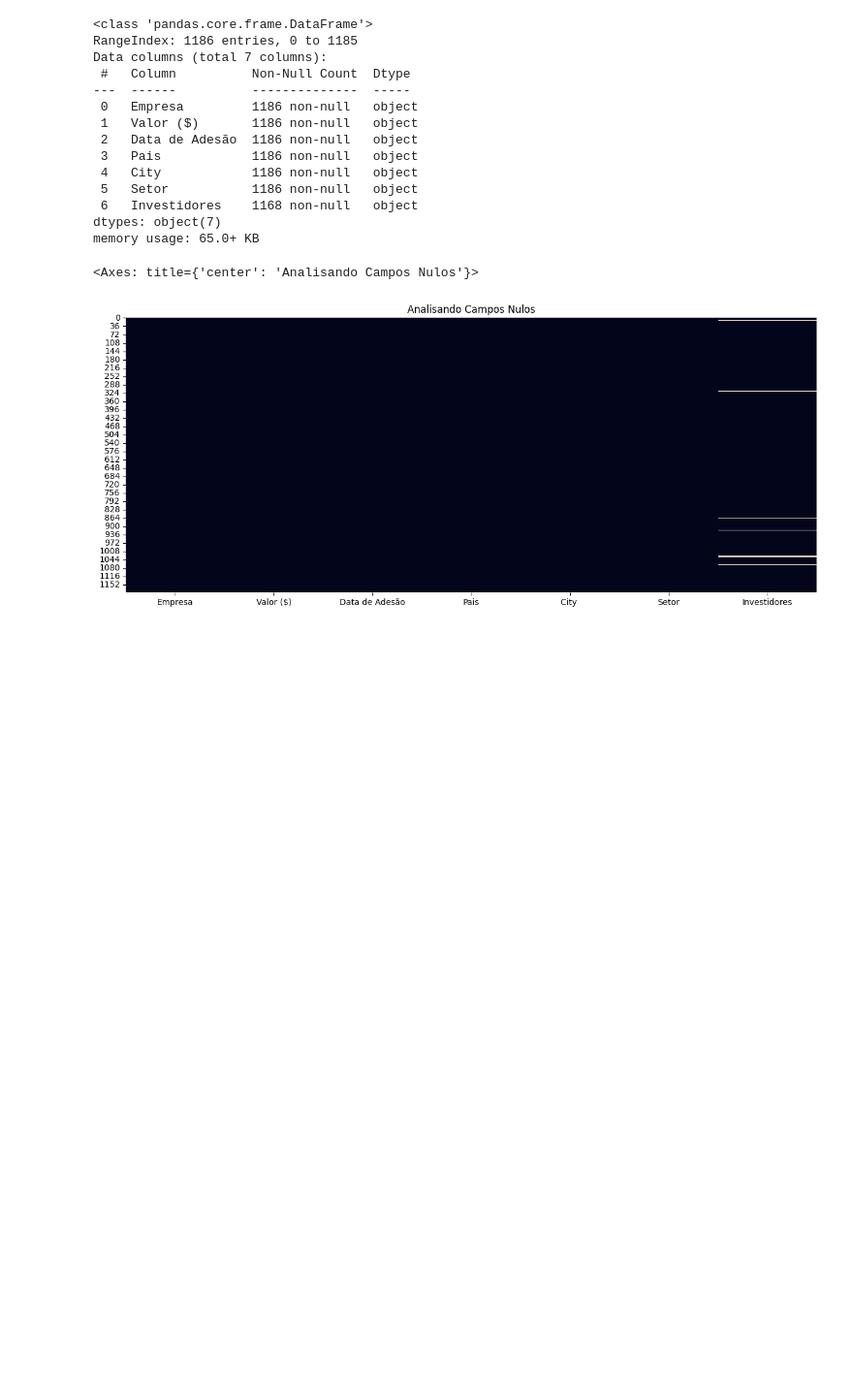
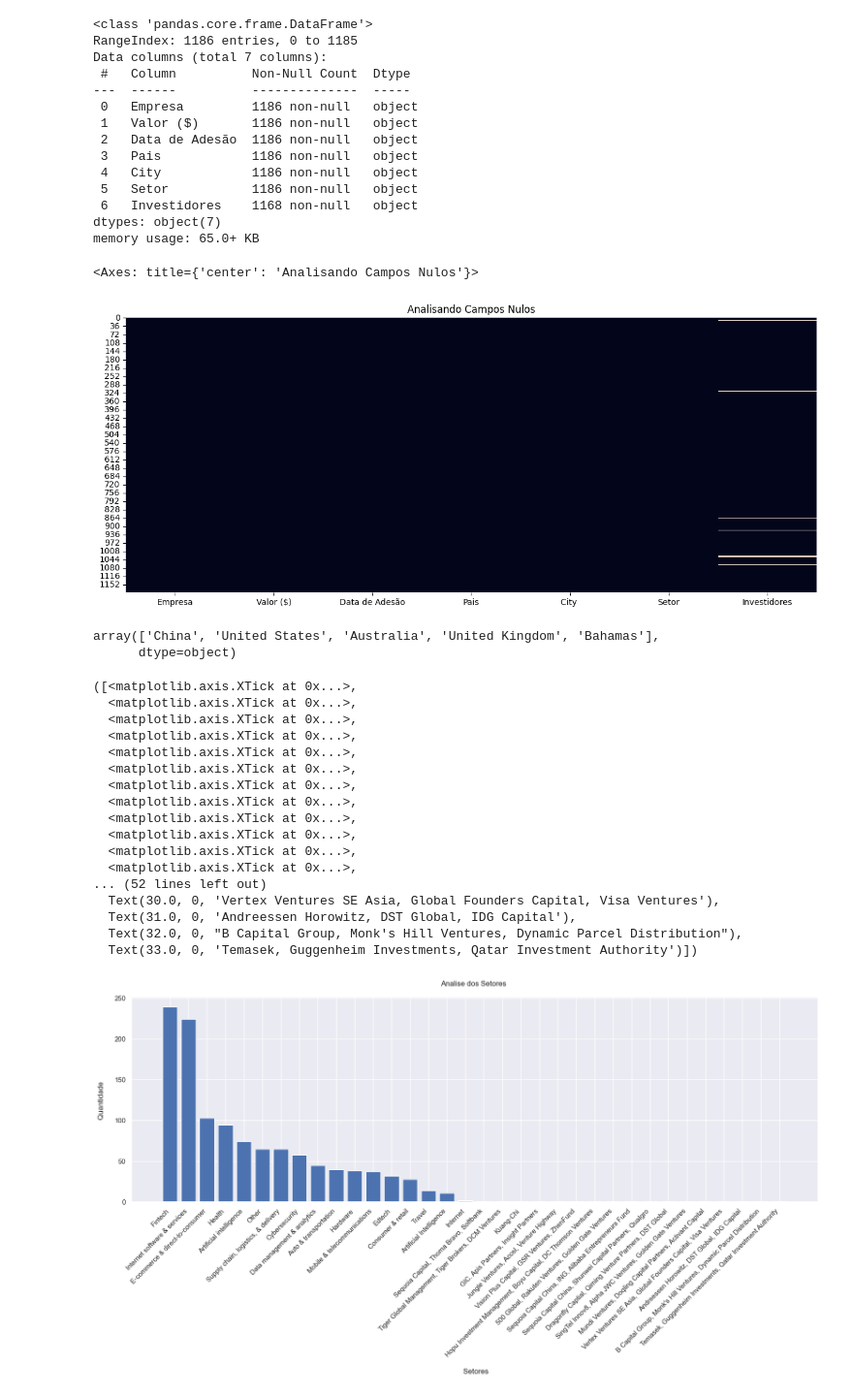
Before and after one commit to MVianah/UnicornProject, a Jupyter notebook: UnicornStartups.ipynb, the cells around one changed output. Shown at 97% size. Cells and saved outputs as stored; diff of their text form; code cells hidden in the pictures; blank space fills up the shorter version.

Commit message:
Feat: Análise de setores

```diff
--- a/UnicornStartups.ipynb
+++ b/UnicornStartups.ipynb
@@ -58,0 +65,43 @@ sns.heatmap(DataBase.isnull(), cbar=False)
+# %%
+DataBase['Pais'].unique()[0:5]
+# %% [output]
+array(['China', 'United States', 'Australia', 'United Kingdom', 'Bahamas'],
+      dtype=object)
+# %%
+#Quantidade de registros com os valores unicos por campo.
+
+xValue = DataBase['Setor'].value_counts()
+yValue = DataBase['Setor'].value_counts().index
+
+#Alterando Tema do grafico
+sns.set_theme(style='darkgrid')
+
+#Editando o Graficp
+plt.figure(figsize=(20,6))
+plt.title('Analise dos Setores \n')
+plt.xlabel('\n Setores')
+plt.ylabel('Quantidade \n')
+
+#Inserindo valores no gráfico
+plt.bar(yValue,xValue)
+
+plt.xticks(yValue, rotation=45, ha='right')
+# %% [output]
+([<matplotlib.axis.XTick at 0x...>,
+  <matplotlib.axis.XTick at 0x...>,
+  <matplotlib.axis.XTick at 0x...>,
+  <matplotlib.axis.XTick at 0x...>,
+  <matplotlib.axis.XTick at 0x...>,
+  <matplotlib.axis.XTick at 0x...>,
+  <matplotlib.axis.XTick at 0x...>,
+  <matplotlib.axis.XTick at 0x...>,
+  <matplotlib.axis.XTick at 0x...>,
+  <matplotlib.axis.XTick at 0x...>,
+  <matplotlib.axis.XTick at 0x...>,
+  <matplotlib.axis.XTick at 0x...>,
+... (52 lines left out)
+  Text(30.0, 0, 'Vertex Ventures SE Asia, Global Founders Capital, Visa Ventures'),
+  Text(31.0, 0, 'Andreessen Horowitz, DST Global, IDG Capital'),
+  Text(32.0, 0, "B Capital Group, Monk's Hill Ventures, Dynamic Parcel Distribution"),
+  Text(33.0, 0, 'Temasek, Guggenheim Investments, Qatar Investment Authority')])
+[figure, added]
```
Also changed, not shown: parts of 2 cells of this notebook.
